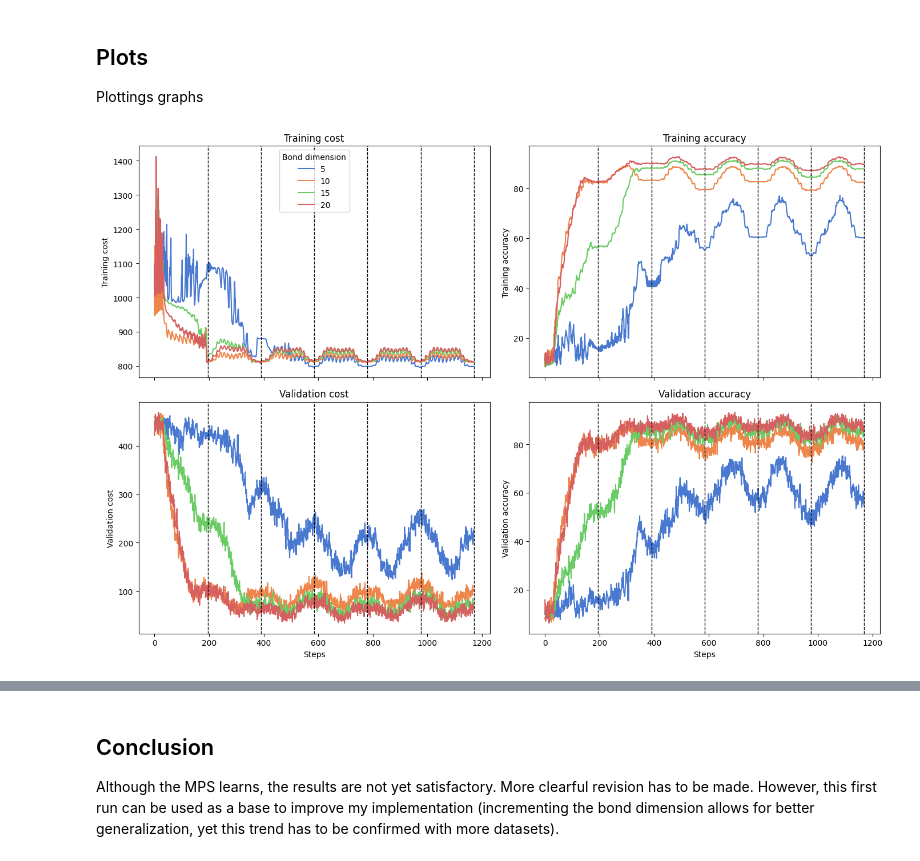
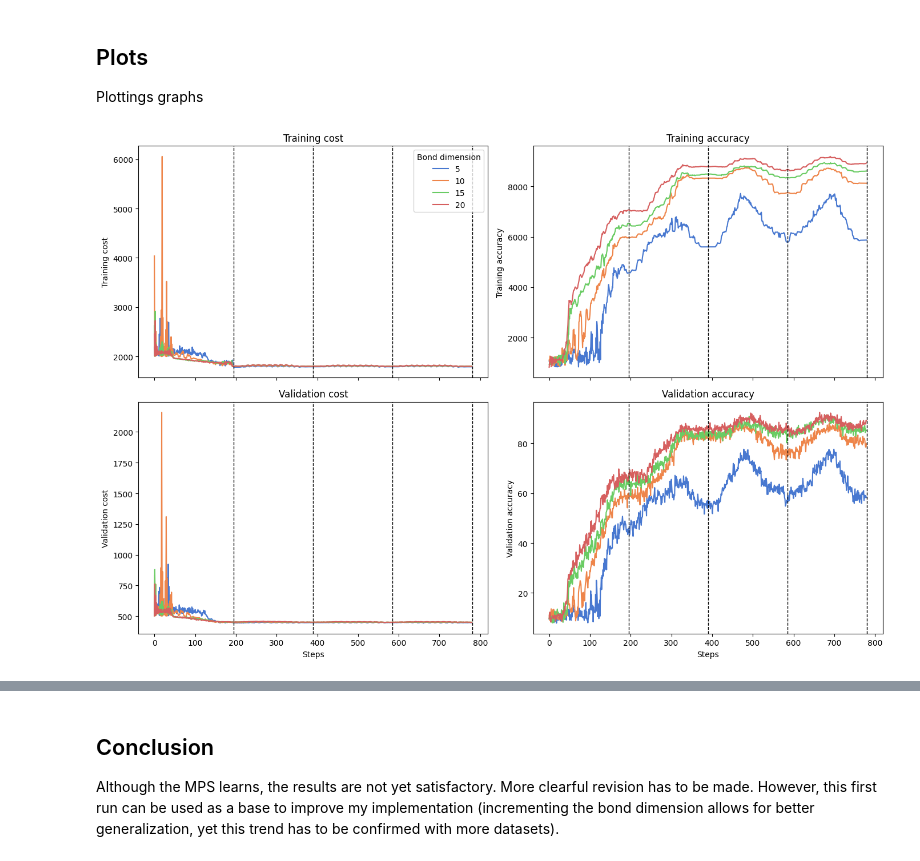
Before and after one commit to marc-marfany/tn4ml, a Jupyter notebook: Supervised_TN_forML.ipynb, the cells around one changed output, grey strips where cells are left out. Cells and saved outputs as stored; diff of their text form; code cells hidden in the pictures.

```diff
--- a/Supervised_TN_forML.ipynb
+++ b/Supervised_TN_forML.ipynb
@@ -36,7 +37,7 @@ Using device cpu
 Setting the pytorch dataloaders, for the MNIST dataset. The original dataset is splitted in training, validation and testing.
 # %%
 # Define batch size and device
-batch_size = 2000
+batch_size = 4000
 device = 'cuda' if torch.cuda.is_available() else 'cpu'
 
 # Define transformations for resizing and converting to tensor
@@ -213,14 +203,28 @@ def check_cost_and_accuracy_val_or_test(mps, position_l, loader, device):
     '''
 
     batch = random.choice(list(loader))  # Randomly selects a batch from the loader
+    batch = next(iter(loader))  # Get a batch from PyTorch DataLoader
     x, y = batch
     inputs_embedding=embedding(x).to(device)
     embeddings=inputs_embedding.inputs_embedded()
     embeddings=jnp.array(embeddings,dtype=float)
     y=jnp.array( one_hot_encoding(y), dtype=float)
-    accuracy, cost=contract_mps_embedded_data(mps=mps, y_val=y,embeddings_val=embeddings,position_l=position_l)
+
+    accuracy, cost=contract_mps_embedded_data(mps=mps, y_val=y,embeddings_val=embeddings,position_l=int(position_l))
 
     return accuracy,cost
+# %%
+@jax.jit
+def contract_mps_data_lr(B_j, data_i_j, embedding_train_i_j):
+            temporary_mps=jnp.tensordot(B_j,data_i_j,axes=(0,0))
+            temporary_mps=jnp.tensordot(temporary_mps, embedding_train_i_j, axes=(0,0))
+            return temporary_mps / jnp.linalg.norm(temporary_mps )
+
+@jax.jit
+def contract_mps_data_rl(B_j, data_i_j, embedding_train_i_j):
+            temporary_mps=jnp.tensordot(B_j, data_i_j, axes=(2,0))
+            temporary_mps=jnp.tensordot(temporary_mps, embedding_train_i_j, axes=(1,0))
+            return temporary_mps / jnp.linalg.norm(temporary_mps )
 # %% [markdown]
 ## Computing
 
@@ -420,8 +452,9 @@ mean=0
 learning_rate=0.005
 position_l=0
 left_or_right='left'
-Nsweeps=3
-batch_size = 2000
+Nsweeps=2
+batch_size = 4000
+path_variable='Your path...'
 training_scores = pd.read_csv(path_variable+'training_mnist_lern_rate_'+str(learning_rate)+'_nsweeps_'+str(Nsweeps)+'_batch_'+str(batch_size)+'start_'+str(left_or_right)+'.csv')
 test_scores=pd.read_csv(path_variable+'test_mnist_lern_rate_'+str(learning_rate)+'_nsweeps_'+str(Nsweeps)+'_batch_'+str(batch_size)+'start_'+str(left_or_right)+'.csv').astype(float).reset_index(drop=True)
 
@@ -467,7 +500,7 @@ fig, axes = plt.subplots(2, 2, figsize=(14, 10), sharex=True)
 axes = axes.flatten()
 
 # Define the steps where you want vertical lines
-vertical_lines = [195, 2*195, 3*195,4*195, 5*195, 6*195]  # Example steps where you want vertical lines
+vertical_lines = [195, 2*195, 3*195,4*195]  # Example steps where you want vertical lines
 # Plot each DataFrame in a separate subplot
 for i, (title, df) in enumerate(df_list):
     # Convert to long format
@@ -482,34 +515,34 @@ for i, (title, df) in enumerate(df_list):
             palette='muted',
             ax=axes[i]
         )
         handles, labels = axes[i].get_legend_handles_labels()  # Capture handles and labels
     else:
         # For subsequent plots, disable the legend
         sns.lineplot(
             data=df_long,
             x='index',
             y=title,
             hue='Bond dimension',
             palette='muted',
             ax=axes[i],
             legend=False
         )
 
     # Set titles and labels for each subplot
     axes[i].set_title(title)
     axes[i].set_xlabel('Steps')
     axes[i].set_ylabel(title)
 
     for step in vertical_lines:
         axes[i].axvline(x=step, color='black', linestyle='--', linewidth=1)  # Customize color and style as needed
 
 # Add a single, shared legend at the upper center of the figure using captured handles and labels
 #fig.legend(handles, labels, title="Bond dimension", loc="upper center", bbox_to_anchor=(0.5, 1.05), ncol=len(df.columns))
 plt.tight_layout(rect=[0, 0, 1, 0.95])
 
 plt.show()
 # %% [output]
-[figure, old version]
+[figure, new version]
 # %%
 plt.figure(figsize=(10, 6))
 sns.lineplot(x=test_accuracies_bonds.columns, y=test_accuracies_bonds.iloc[0],marker='o')
```
Also changed, not shown: parts of 7 cells of this notebook, 1 other file.
